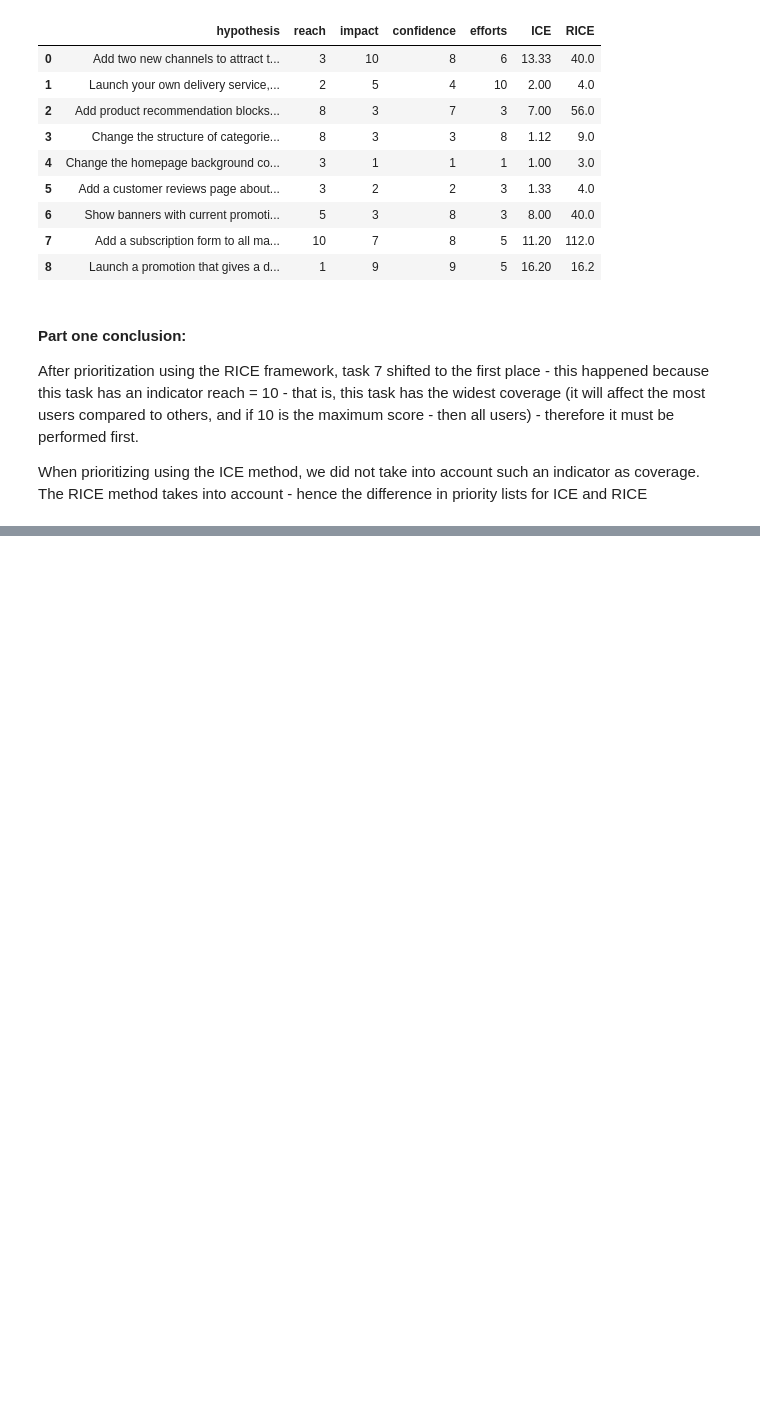
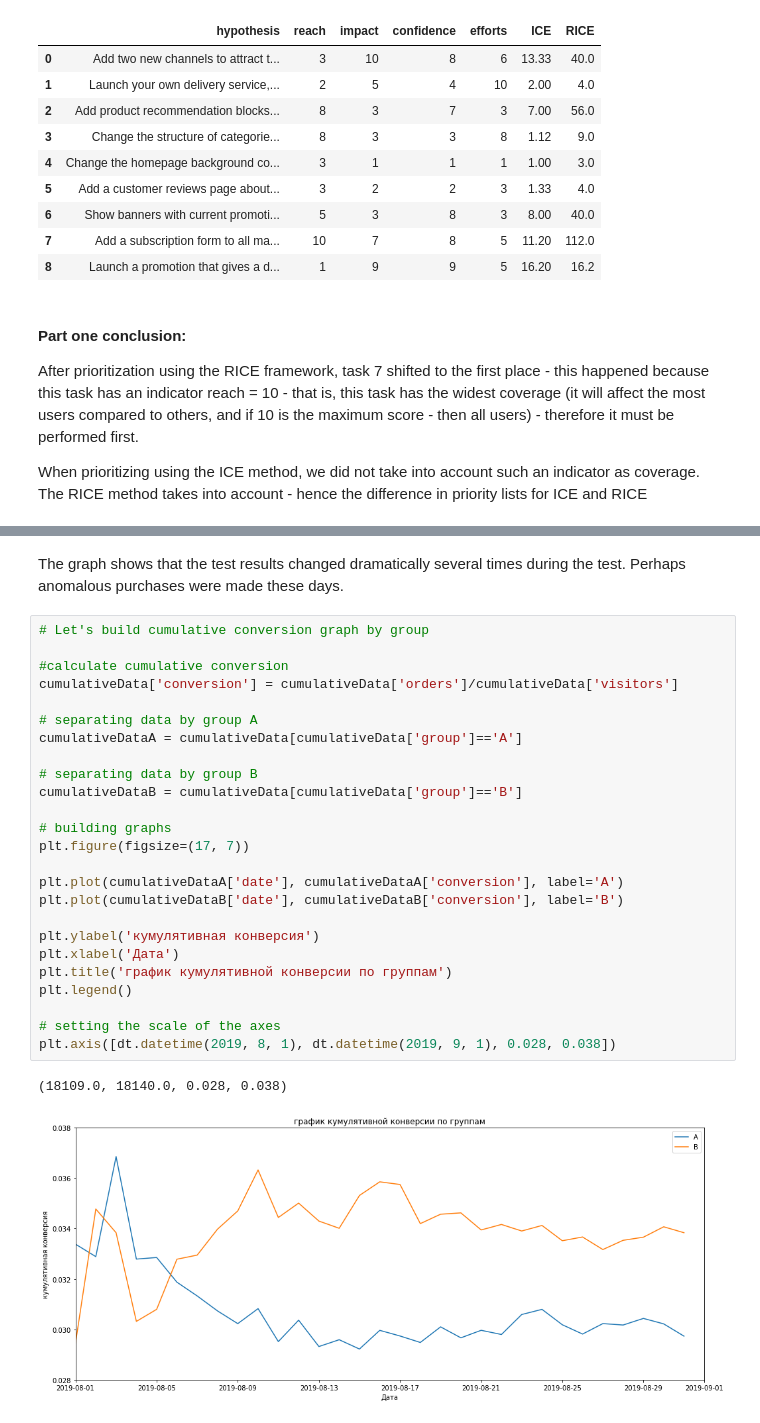
Before and after one commit to mgrigorii/business-decision-making, a Jupyter notebook: business-decision-making.ipynb, the cells around one changed output, grey strips where cells are left out. Saved outputs shown, nothing was run; the diff lists cells and outputs as text; blank space fills up the shorter version.

```diff
--- a/business-decision-making.ipynb
+++ b/business-decision-making.ipynb
@@ -119,0 +327,30 @@ When prioritizing using the ICE method, we did not take into account such an ind
+# %% [markdown]
+The graph shows that the test results changed dramatically several times during the test. Perhaps anomalous purchases were made these days.
+# %%
+# Let's build cumulative conversion graph by group
+
+#calculate cumulative conversion
+cumulativeData['conversion'] = cumulativeData['orders']/cumulativeData['visitors']
+
+# separating data by group A
+cumulativeDataA = cumulativeData[cumulativeData['group']=='A']
+
+# separating data by group B
+cumulativeDataB = cumulativeData[cumulativeData['group']=='B']
+
+# building graphs
+plt.figure(figsize=(17, 7))
+
+plt.plot(cumulativeDataA['date'], cumulativeDataA['conversion'], label='A')
+plt.plot(cumulativeDataB['date'], cumulativeDataB['conversion'], label='B')
+
+plt.ylabel('кумулятивная конверсия')
+plt.xlabel('Дата')
+plt.title('график кумулятивной конверсии по группам')
+plt.legend()
+
+# setting the scale of the axes
+plt.axis([dt.datetime(2019, 8, 1), dt.datetime(2019, 9, 1), 0.028, 0.038])
+# %% [output]
+(18109.0, 18140.0, 0.028, 0.038)
+[figure, added]
```
Also changed, not shown: parts of 47 cells of this notebook.
